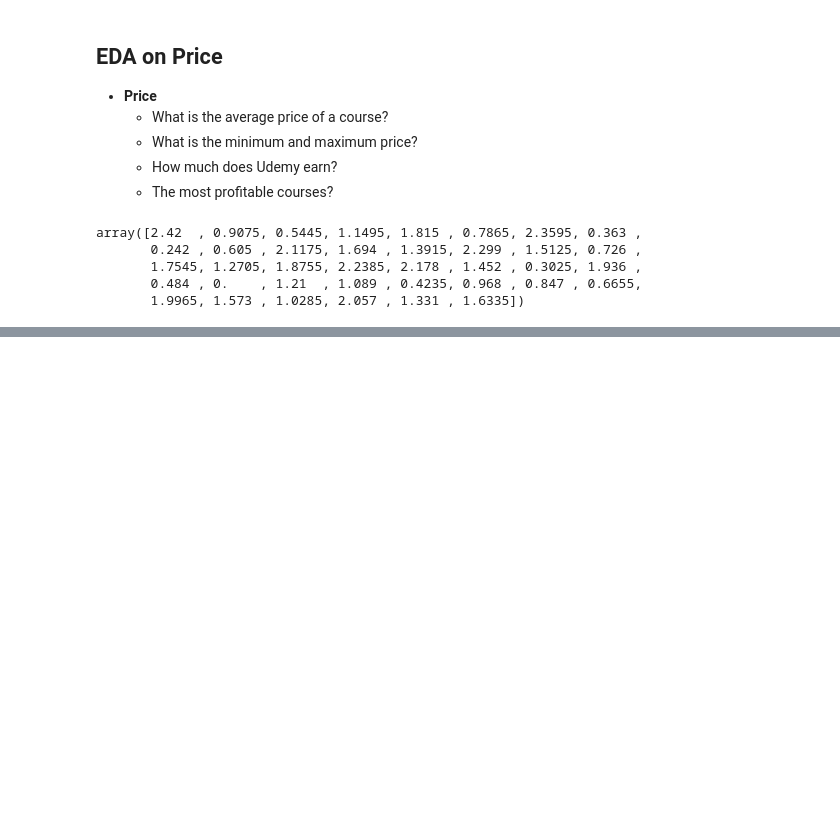
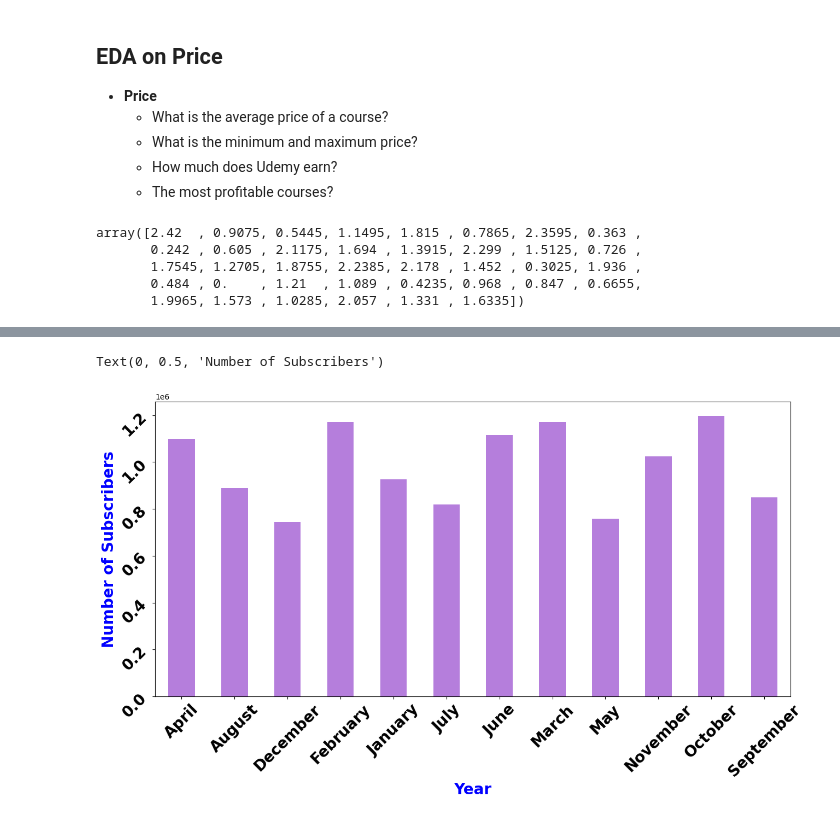
Before and after one commit to lawalsegun2025/udemy_course_recommendation_system, a Jupyter notebook: EDA_on_udemy_courses_dataset.ipynb, the cells around one changed output, grey strips where cells are left out. Drawn from its saved outputs; the diff is of its cells as text; code cells hidden in the pictures; blank space fills up the shorter version.

```diff
--- a/EDA_on_udemy_courses_dataset.ipynb
+++ b/EDA_on_udemy_courses_dataset.ipynb
@@ -384,0 +546,16 @@ plt.show()
+# %%
+# number of subscribers month wise
+
+plt.figure(figsize=(15,7))
+df.groupby(['Month_name'])['num_subscribers'].sum().plot(kind = 'bar',
+                                                         color = '#b57edc')
+
+plt.xticks(fontsize = 20,fontweight = 'bold',rotation = 45)
+plt.yticks(fontsize = 20,fontweight = 'bold',rotation = 45)
+plt.xlabel('Year',fontsize = 20,fontweight = 'bold',
+           color = 'blue')
+plt.ylabel('Number of Subscribers',fontsize = 20,fontweight = 'bold',
+           color = 'blue');
+# %% [output]
+Text(0, 0.5, 'Number of Subscribers')
+[figure, added]
```
Also changed, not shown: parts of 48 cells of this notebook.
